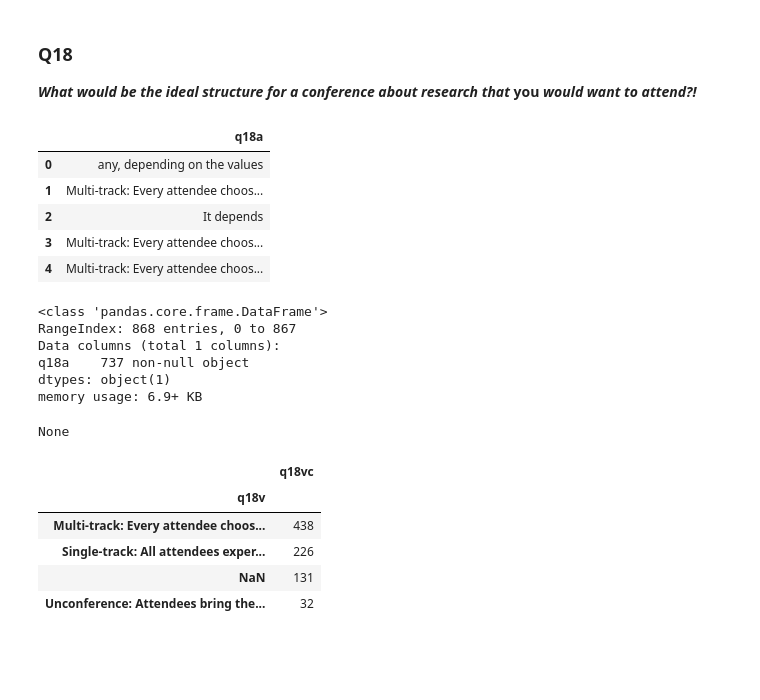
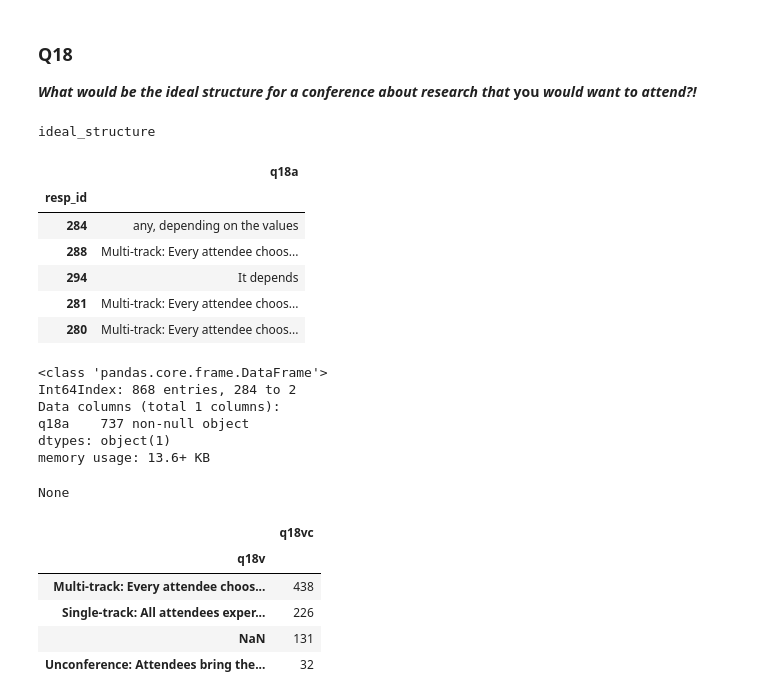
Before and after one commit to PersonaPredicta/Survey_Says..., a Jupyter notebook: kev/kworking_mixed_questions.ipynb, the cells around one changed output. Cells and saved outputs as stored; diff of their text form; code cells hidden in the pictures; blank space fills up the shorter version.

```diff
--- a/kev/kworking_mixed_questions.ipynb
+++ b/kev/kworking_mixed_questions.ipynb
@@ -13,0 +181,14 @@ import wrangle
+# %%
+def encode_columns(df, map_df, encoder=encoder_dictionary):
+    '''
+
+    '''
+    allcols=map_df.col
+    check_dicts=map_df.encoder
+    cols=[chkcol for chkcol in allcols if chkcol in df.columns]
+
+    for col in cols:
+        use_dict = encoder[check_dicts[col]]
+        encoded = df[col].apply(lambda x: use_dict[x])
+        df[col] = encoded
+    return df
@@ -13,0 +197,7 @@ import wrangle
+# %%
+# cur_columns = datadf.columns
+chk_dictionary = get_data_dictionary(path_prefix='../', dictionary_path = 'data_files/data_dictionary.xlsx')
+reqd_cols = chk_dictionary.index[(chk_dictionary.is_required)].tolist()[1:]
+# reqd_columns = reqd_columns[reqd_columns != datadf.index.name]
+print(type(reqd_cols))
+display(reqd_cols)
@@ -13,0 +223,12 @@ import wrangle
+# %%
+def append_join_files(df, path_prefix='', join_files=join_files):
+    chk_cols = [col for col in reqd_cols if col in df.columns]
+    print('non-null rows',df[chk_cols].dropna().shape)
+    for key in join_files:
+        file_path = join_files[key]
+        print("joining", key)
+        join_df = pd.read_csv(path_prefix + file_path).set_index('q00')
+        df = df.join(join_df)
+        chk_cols = [col for col in reqd_cols if col in df.columns]
+        print('non-null rows',df[chk_cols].dropna().shape)
+    return df
@@ -14,6 +292,5 @@ import wrangle
 # %%
 # Get wrangle file
 
-wdf = wrangle.wrangle_data()
-wdf
+datadf, dictionarydf = wrangle_data(path_prefix='../')
 # %% [output]
@@ -209,23 +757,31 @@ q17bgb
 ### Q18
 ***What would be the ideal structure for a conference about research that*** **you** ***would want to attend?!***
 # %%
-q18df = wdf[['q18a']].copy()
+q18a = dictionarydf.column_name.loc['q18a']
+print(q18a)
+q18df = datadf[[q18a]].copy()
+q18df = q18df.rename(columns={
+    q18a: 'q18a',
+})
+
 display(q18df.head())
 display(q18df.info())
 # %% [output]
+ideal_structure
 |  | q18a |
-| 0 | any, depending on the values |
-| 1 | Multi-track: Every attendee choos... |
-| 2 | It depends |
-| 3 | Multi-track: Every attendee choos... |
-| 4 | Multi-track: Every attendee choos... |
+| resp_id |  |
+| 284 | any, depending on the values |
+| 288 | Multi-track: Every attendee choos... |
+| 294 | It depends |
+| 281 | Multi-track: Every attendee choos... |
+| 280 | Multi-track: Every attendee choos... |
-<class 'pandas.core.frame.DataFrame'>
-RangeIndex: 868 entries, 0 to 867
-Data columns (total 1 columns):
-q18a    737 non-null object
-dtypes: object(1)
-memory usage: 6.9+ KB
-None
+<class 'pandas.core.frame.DataFrame'>
+Int64Index: 868 entries, 284 to 2
+Data columns (total 1 columns):
+q18a    737 non-null object
+dtypes: object(1)
+memory usage: 13.6+ KB
+None
 # %%
 q18vc = pd.DataFrame(q18df.q18a.value_counts(dropna=False)).rename(columns={'q18a':'q18vc'})
 q18vc.index.name = 'q18v'
```
Also changed, not shown: parts of 74 cells of this notebook, 4 other files.
